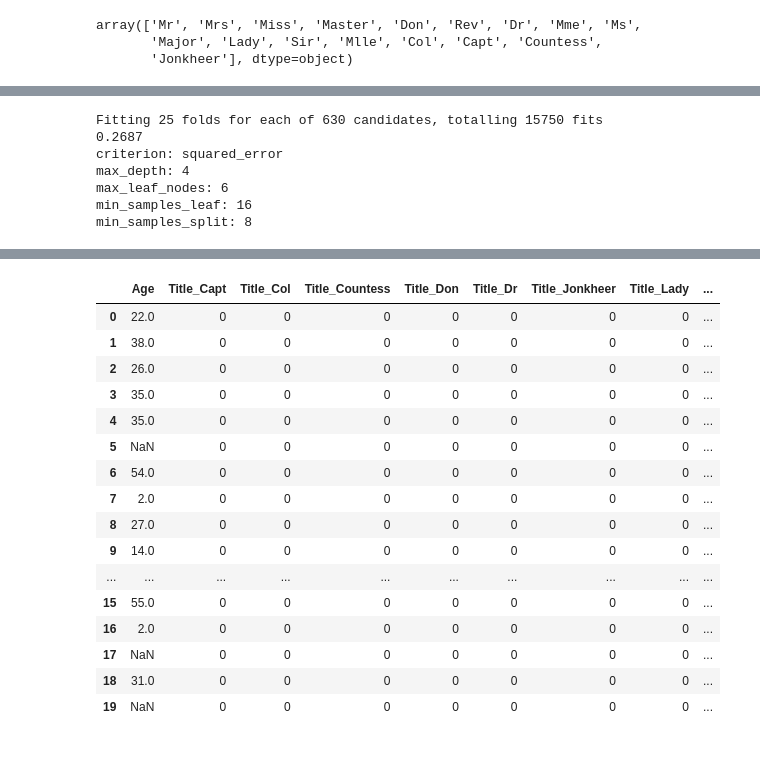
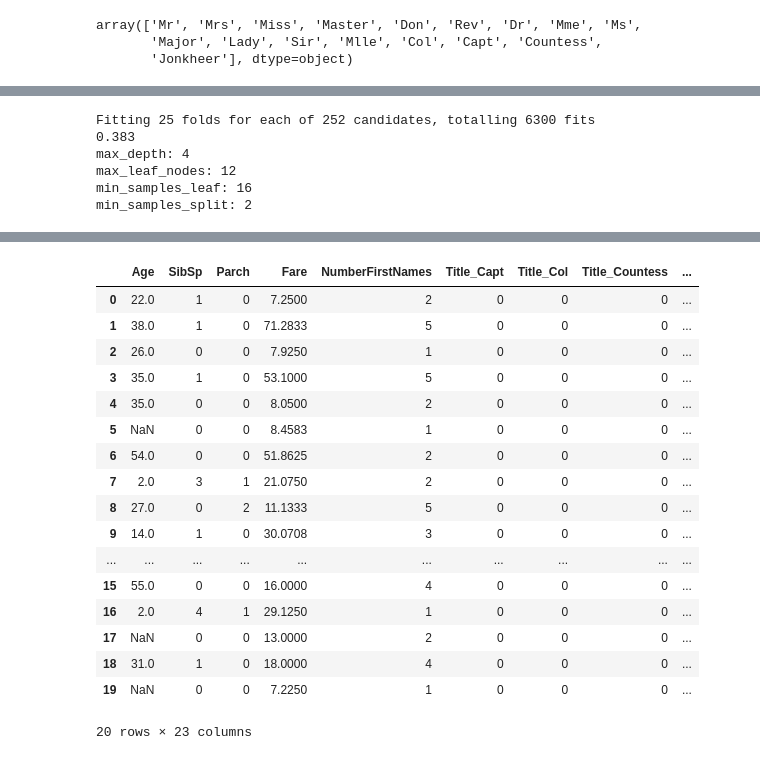
Before and after one commit to saifedias/tellerrand, a Jupyter notebook: 00-00-age.ipynb, the cells around one changed output, grey strips where cells are left out. Drawn from its saved outputs; the diff is of its cells as text; code cells hidden in the pictures.

```diff
--- a/00-00-age.ipynb
+++ b/00-00-age.ipynb
@@ -402,13 +472,12 @@ sub_train_data_3
 X_age = sub_train_data_3.drop(["Age"], axis=1)
 y_age = sub_train_data_3.Age
 # %%
-clf_age = select_regression_tree(X_age, y_age)
+reg_age = select_regression_tree(X_age, y_age)
 # %% [output]
-Fitting 25 folds for each of 630 candidates, totalling 15750 fits
-0.2687
-criterion: squared_error
+Fitting 25 folds for each of 252 candidates, totalling 6300 fits
+0.383
 max_depth: 4
-max_leaf_nodes: 6
+max_leaf_nodes: 12
 min_samples_leaf: 16
-min_samples_split: 8
+min_samples_split: 2
 # %%
@@ -428,23 +493,30 @@ predicted_age = clf_age.predict(X)
+# %%
+sub_train_data_2 = train_data_2[["Age", "SibSp", "Parch", "Fare", "Title", "NumberFirstNames"]]
+sub_train_data_3 = prepare_1(sub_train_data_2.copy(), ["Title"])
+X = sub_train_data_3.drop(["Age"], axis=1)
+# %%
+predicted_age = reg_age.predict(X).round(0)
 # %%
-sub_train_data_2["Age_pred"] = predicted_age
+sub_train_data_3["Age_pred"] = predicted_age
 # %%
-sub_train_data_2.head(20)
+sub_train_data_3.head(20)
 # %% [output]
-|  | Age | Title_Capt | Title_Col | Title_Countess | Title_Don | Title_Dr | Title_Jonkheer | Title_Lady | ... |
-| 0 | 22.0 | 0 | 0 | 0 | 0 | 0 | 0 | 0 | ... |
-| 1 | 38.0 | 0 | 0 | 0 | 0 | 0 | 0 | 0 | ... |
-| 2 | 26.0 | 0 | 0 | 0 | 0 | 0 | 0 | 0 | ... |
-| 3 | 35.0 | 0 | 0 | 0 | 0 | 0 | 0 | 0 | ... |
-| 4 | 35.0 | 0 | 0 | 0 | 0 | 0 | 0 | 0 | ... |
-| 5 | NaN | 0 | 0 | 0 | 0 | 0 | 0 | 0 | ... |
-| 6 | 54.0 | 0 | 0 | 0 | 0 | 0 | 0 | 0 | ... |
-| 7 | 2.0 | 0 | 0 | 0 | 0 | 0 | 0 | 0 | ... |
-| 8 | 27.0 | 0 | 0 | 0 | 0 | 0 | 0 | 0 | ... |
-| 9 | 14.0 | 0 | 0 | 0 | 0 | 0 | 0 | 0 | ... |
+|  | Age | SibSp | Parch | Fare | NumberFirstNames | Title_Capt | Title_Col | Title_Countess | ... |
+| 0 | 22.0 | 1 | 0 | 7.2500 | 2 | 0 | 0 | 0 | ... |
+| 1 | 38.0 | 1 | 0 | 71.2833 | 5 | 0 | 0 | 0 | ... |
+| 2 | 26.0 | 0 | 0 | 7.9250 | 1 | 0 | 0 | 0 | ... |
+| 3 | 35.0 | 1 | 0 | 53.1000 | 5 | 0 | 0 | 0 | ... |
+| 4 | 35.0 | 0 | 0 | 8.0500 | 2 | 0 | 0 | 0 | ... |
+| 5 | NaN | 0 | 0 | 8.4583 | 1 | 0 | 0 | 0 | ... |
+| 6 | 54.0 | 0 | 0 | 51.8625 | 2 | 0 | 0 | 0 | ... |
+| 7 | 2.0 | 3 | 1 | 21.0750 | 2 | 0 | 0 | 0 | ... |
+| 8 | 27.0 | 0 | 2 | 11.1333 | 5 | 0 | 0 | 0 | ... |
+| 9 | 14.0 | 1 | 0 | 30.0708 | 3 | 0 | 0 | 0 | ... |
 | ... | ... | ... | ... | ... | ... | ... | ... | ... | ... |
-| 15 | 55.0 | 0 | 0 | 0 | 0 | 0 | 0 | 0 | ... |
-| 16 | 2.0 | 0 | 0 | 0 | 0 | 0 | 0 | 0 | ... |
-| 17 | NaN | 0 | 0 | 0 | 0 | 0 | 0 | 0 | ... |
-| 18 | 31.0 | 0 | 0 | 0 | 0 | 0 | 0 | 0 | ... |
-| 19 | NaN | 0 | 0 | 0 | 0 | 0 | 0 | 0 | ... |
+| 15 | 55.0 | 0 | 0 | 16.0000 | 4 | 0 | 0 | 0 | ... |
+| 16 | 2.0 | 4 | 1 | 29.1250 | 1 | 0 | 0 | 0 | ... |
+| 17 | NaN | 0 | 0 | 13.0000 | 2 | 0 | 0 | 0 | ... |
+| 18 | 31.0 | 1 | 0 | 18.0000 | 4 | 0 | 0 | 0 | ... |
+| 19 | NaN | 0 | 0 | 7.2250 | 1 | 0 | 0 | 0 | ... |
+20 rows × 23 columns
 # %%
```
Also changed, not shown: parts of 45 cells of this notebook.
